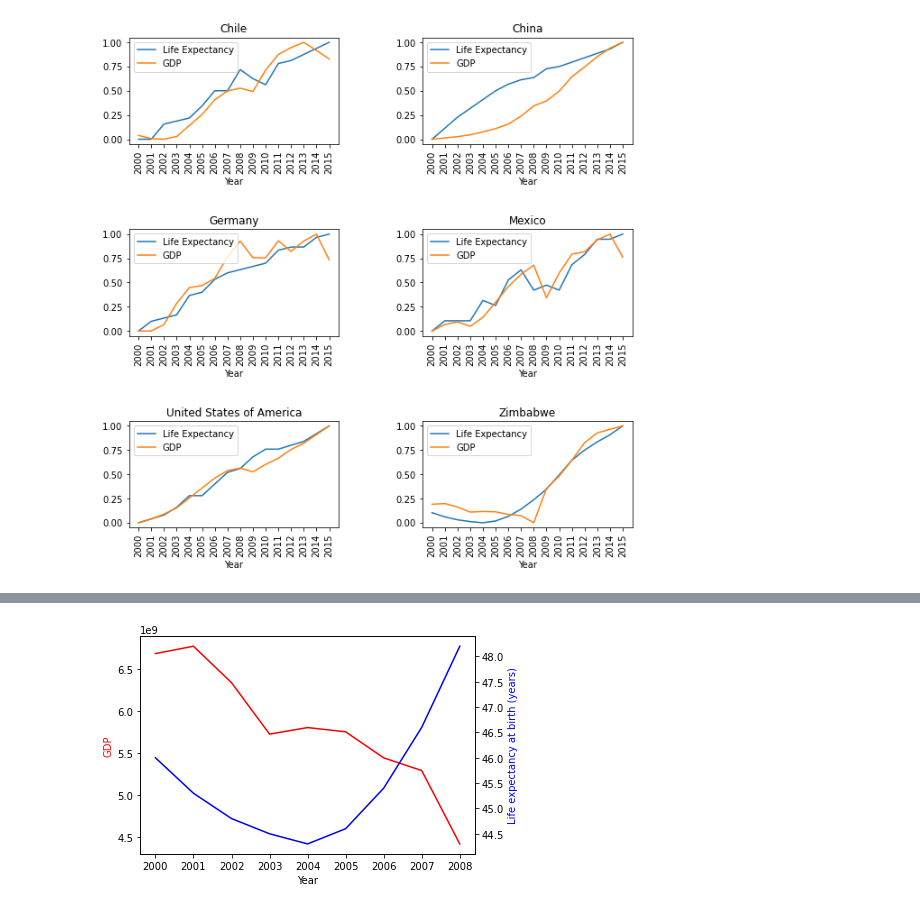
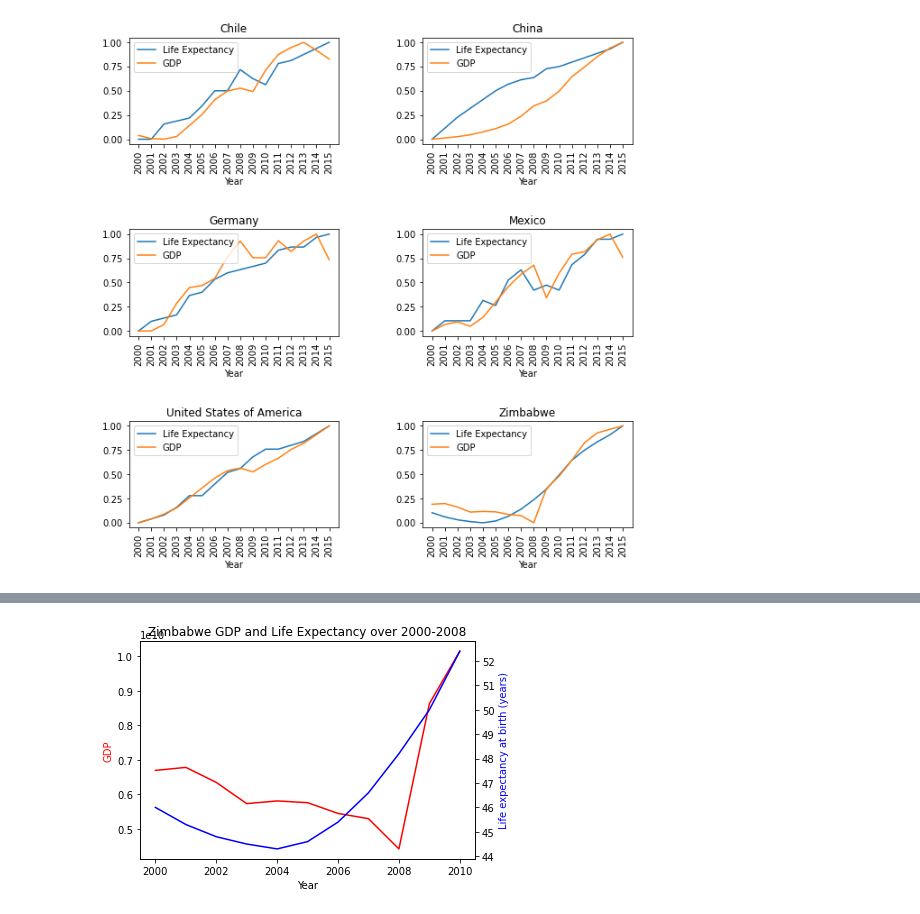
Before and after one commit to JacobCavon/Life-Expectancy-and-GDP, a Jupyter notebook: life_expectancy_gdp.ipynb, the cells around one changed output, grey strips where cells are left out. Drawn from its saved outputs; the diff is of its cells as text; code cells hidden in the pictures.

```diff
--- a/life_expectancy_gdp.ipynb
+++ b/life_expectancy_gdp.ipynb
@@ -149,17 +197,23 @@ plt.clf()
 # %%
+#Zimbabwe's GDP steadily DECLINED from 2000 to 2008.
+#Let's examine GDP and Life Expectancy for Zimbabwe over this time period.
+
+zim_decline = df[(df.Country == 'Zimbabwe') & (df.Year <= 2010)]
+
 fig, ax1 = plt.subplots()
 
 color = 'red'
 ax1.set_xlabel('Year')
 ax1.set_ylabel('GDP', color=color)
 ax1.plot(zim_decline.Year, zim_decline.GDP, color=color)
 ax1.tick_params(axis='y')
 
 ax2 = ax1.twinx()  # instantiate a second axes that shares the same x-axis
 
 color = 'blue'
 ax2.set_ylabel('Life expectancy at birth (years)', color=color)  # we already handled the x-label with ax1
 ax2.plot(zim_decline.Year, zim_decline['Life expectancy at birth (years)'], color=color)
+plt.title('Zimbabwe GDP and Life Expectancy over 2000-2008')
 plt.show()
 # %% [output]
-[figure, old version]
+[figure, new version]
```
Also changed, not shown: parts of 15 cells of this notebook, 1 other file.
